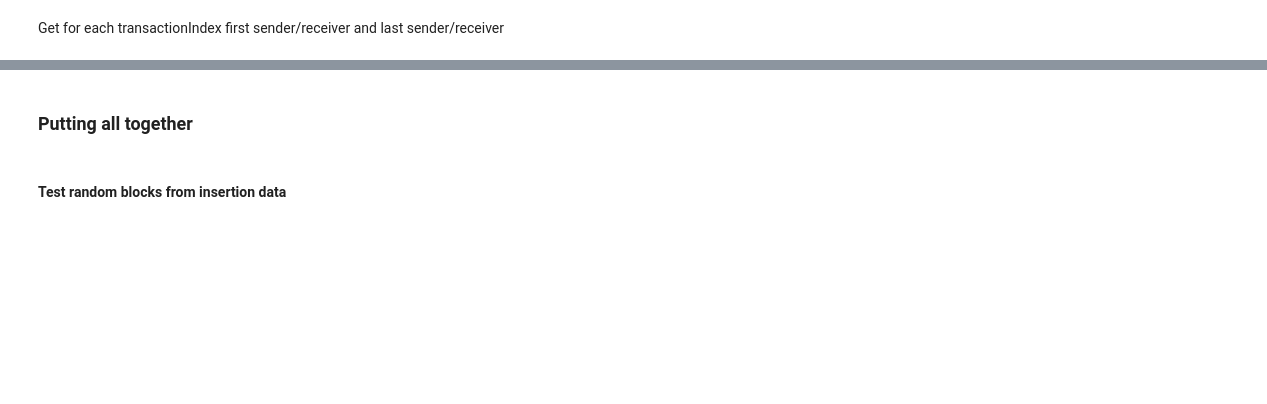
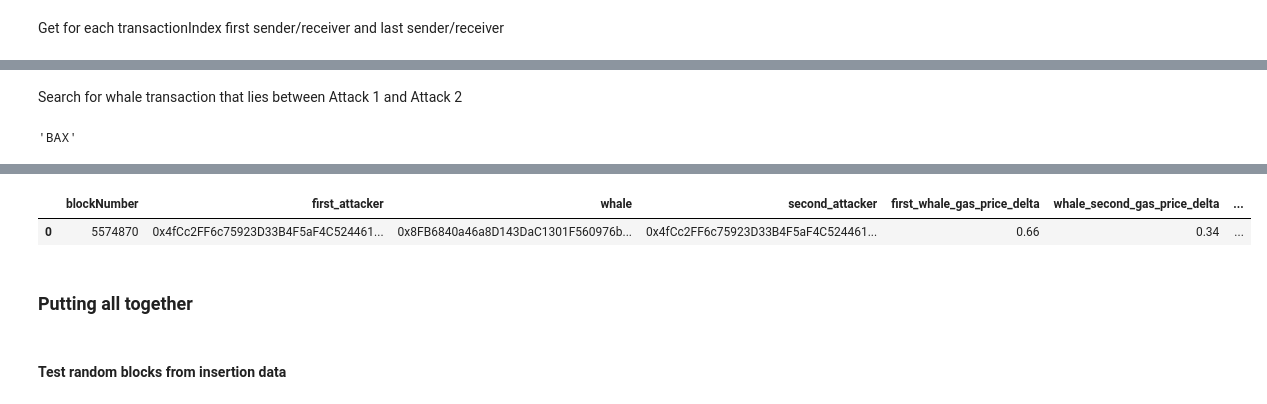
Before and after one commit to hoehlars/frontrunning-attacks, a Jupyter notebook: heuristics/detecting-insertions-by-heuristics-final.ipynb, the cells around one changed output, grey strips where cells are left out. Cells and saved outputs as stored; diff of their text form; code cells hidden in the pictures; blank space fills up the shorter version.

Commit message:
finalize heuristics for insertion attacks: functionality to get cost, profit, token-name

```diff
--- a/heuristics/detecting-insertions-by-heuristics-final.ipynb
+++ b/heuristics/detecting-insertions-by-heuristics-final.ipynb
@@ -288,0 +317,8 @@ def find_whale_transactions(atk1_idx, atk2_idx, df):
+# %%
+def get_amount_gas_spent(transaction_hash):
+
+    transaction = web3.eth.get_transaction_receipt(transaction_hash)
+    gas_used = transaction["gasUsed"]
+    gas_price = transaction["effectiveGasPrice"] / 10**18
+
+    return gas_used * gas_price
@@ -288,0 +375,2 @@ def find_whale_transactions(atk1_idx, atk2_idx, df):
+# %% [markdown]
+Search for whale transaction that lies between Attack 1 and Attack 2
@@ -289,7 +395,19 @@ def find_whale_transactions(atk1_idx, atk2_idx, df):
+# %%
+def get_token_name_from_contract_address(contract_address):
+
+    try:
+        token_contract = web3.eth.contract(address=contract_address, abi=[{"constant":True,"inputs":[],"name":"name","outputs":[{"internalType":"string","name":"","type":"string"}],"payable":False,"stateMutability":"view","type":"function"}])
+        return token_contract.functions.name().call()
+    except:
+        return None
+# %%
+get_token_name_from_contract_address("0x9a0242b7a33DAcbe40eDb927834F96eB39f8fBCB")
+# %% [output]
+'BAX'
 # %%
-def get_attacks_for_contract_address(df, contract_address):
+def get_attacks_for_contract_address(df, contract_address, block_nr):
 
-    attack_list_by_transaction_index = []
+    attack_df_by_transaction_index = pd.DataFrame()
 
     # Heuristics 3 already grouped by contract address
     # Heuristics 5 (sorting by transaction index)
@@ -329,9 +447,25 @@ def get_attacks_for_contract_address(df, contract_address):
         if not row1["transactionHash"] != whale_transaction["transactionHash"] and row2["transactionHash"] != whale_transaction["transactionHash"]:
             continue
 
-        attack_list_by_transaction_index.append([row1["wallet"], whale_transaction["wallet"], row2["wallet"]])
+        profit, cost = calculate_cost_and_profit_in_usd(block_nr, row1["transactionHash"], row2["transactionHash"])
 
-    return attack_list_by_transaction_index
+        attack_record = {
+            "blockNumber": block_nr,
+            "first_attacker": row1["wallet"],
+            "whale": whale_transaction["wallet"],
+            "second_attacker": row2["wallet"],
+            "first_whale_gas_price_delta": round(row1["gasPrice"] - whale_transaction["gasPrice"], 2),
+            "whale_second_gas_price_delta": round(whale_transaction["gasPrice"] - row2["gasPrice"], 2),
+            "profit": profit,
+            "cost" : cost,
+            "token_contract_address": contract_address,
+            "token_name": get_token_name_from_contract_address(contract_address)
+        }
 
-get_attacks_for_contract_address(df_grouped_by_transaction_index, "0x9a0242b7a33DAcbe40eDb927834F96eB39f8fBCB")
+        new_df = pd.DataFrame([attack_record])
+        attack_df_by_transaction_index = pd.concat([attack_df_by_transaction_index, new_df], ignore_index=True)
+
+    return attack_df_by_transaction_index
+
+get_attacks_for_contract_address(df_grouped_by_transaction_index, "0x9a0242b7a33DAcbe40eDb927834F96eB39f8fBCB", 5574870)
 # %% [output]
@@ -341,3 +472,5 @@ get_attacks_for_contract_address(df_grouped_by_transaction_index, "0x9a0242b7a33
+|  | blockNumber | first_attacker | whale | second_attacker | first_whale_gas_price_delta | whale_second_gas_price_delta | ... |
+| 0 | 5574870 | 0x4fCc2FF6c75923D33B4F5aF4C524461... | 0x8FB6840a46a8D143DaC1301F560976b... | 0x4fCc2FF6c75923D33B4F5aF4C524461... | 0.66 | 0.34 | ... |
 # %% [markdown]
 ### Putting all together
 # %%
```
Also changed, not shown: parts of 22 cells of this notebook, 1 other file.
